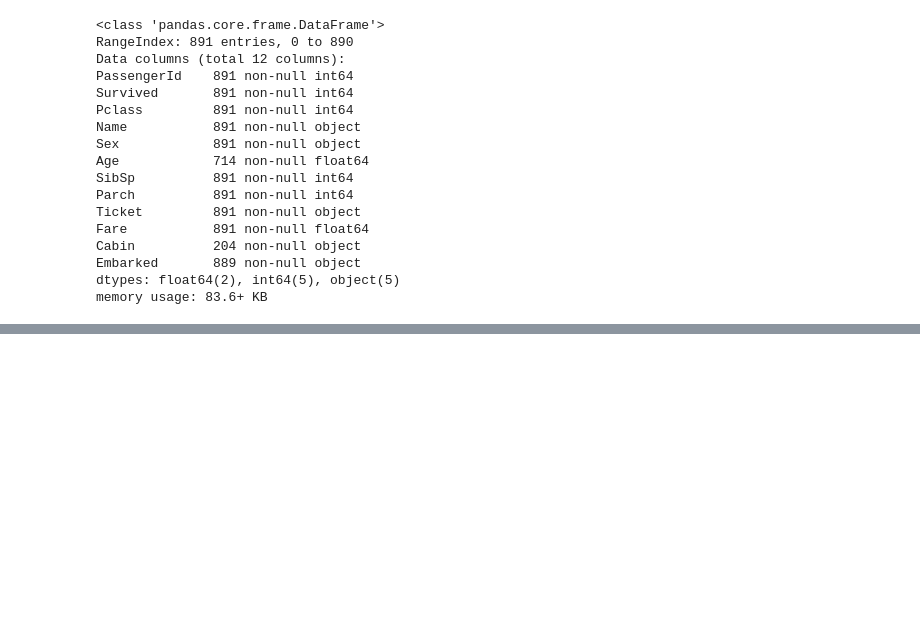
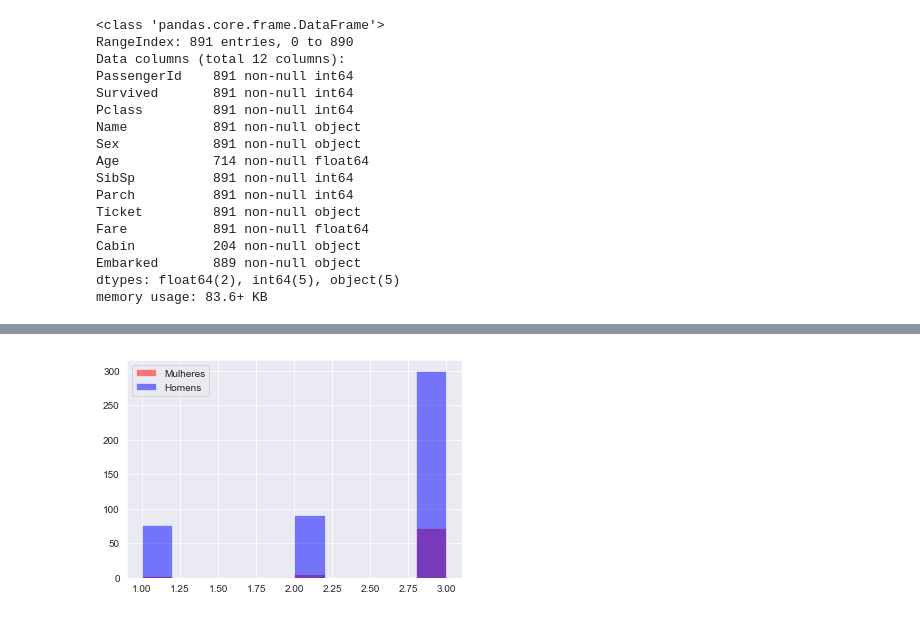
Before and after one commit to thiagueraGyn/final_project, a Jupyter notebook: final_project.ipynb, the cells around one changed output, grey strips where cells are left out. Cells and saved outputs as stored; diff of their text form; code cells hidden in the pictures; blank space fills up the shorter version.

```diff
--- a/final_project.ipynb
+++ b/final_project.ipynb
@@ -147,0 +204,7 @@ memory usage: 80.1+ KB
+# %%
+# Cria um df com os não sobreviventes
+df_not_survivors = df_titanic.query('Survived == 0')
+# Cria um df com as mulheres não sobreviventes
+df_not_surv_fem = df_not_survivors.query('Sex == "female"')
+# Cria um df com os homens não sobreviventes
+df_not_sur_mal =df_not_survivors.query('Sex == "male"')
@@ -147,0 +250,8 @@ memory usage: 80.1+ KB
+# %%
+# Histograma de mulheres/homens não sobreviventes por classe de bilhete
+plt.hist(df_not_surv_fem.Pclass, color='red', alpha=0.5, label='Mulheres')
+plt.hist(df_not_sur_mal.Pclass, color='blue', alpha=0.5, label='Homens')
+plt.legend()
+plt.show()
+# %% [output]
+[figure, added]
```
Also changed, not shown: parts of 55 cells of this notebook, 1 other file.
